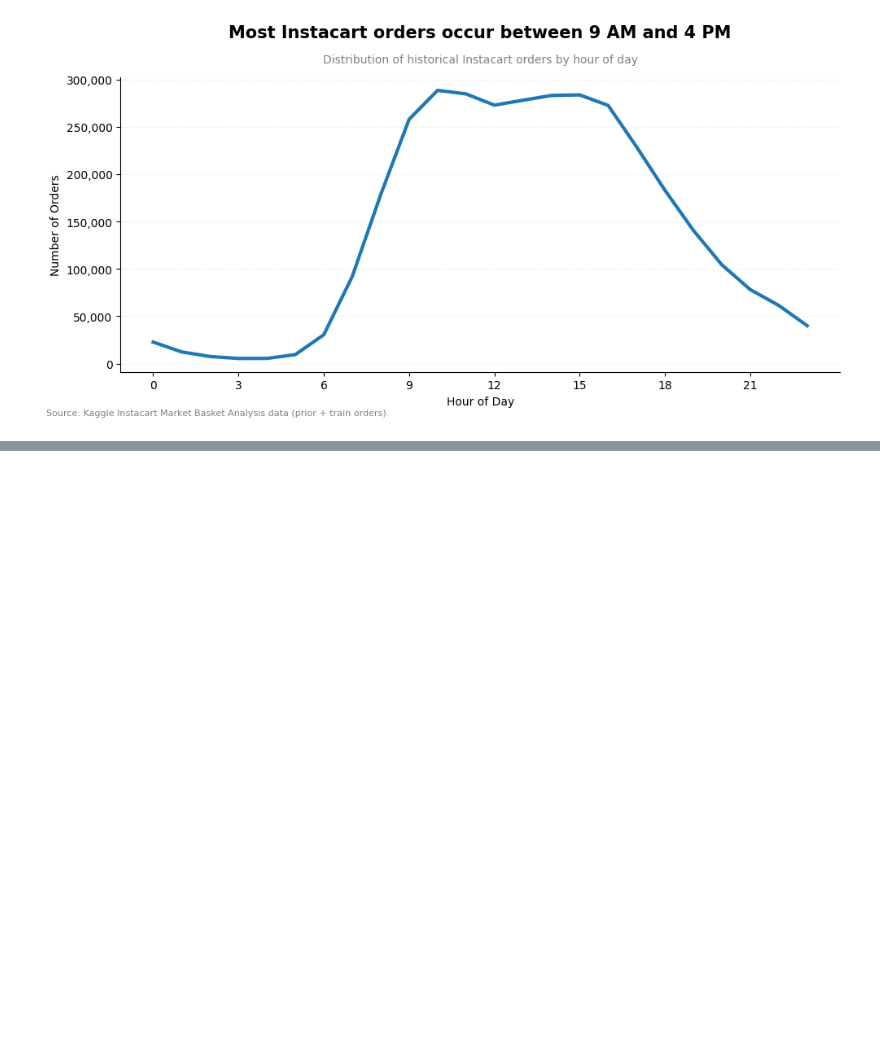
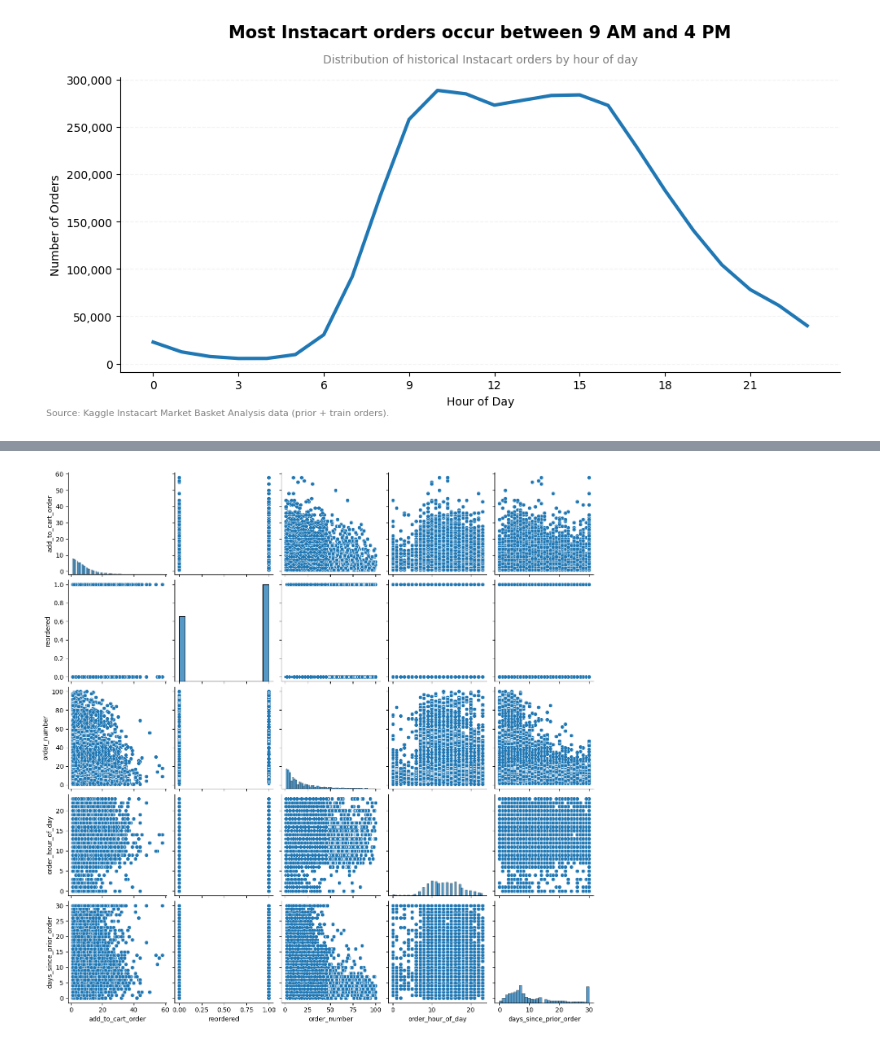
Before and after one commit to carlos00002/DX699_02, a Jupyter notebook: homework/OMDS-ModB2-Week2-Jaime-Carlos.ipynb, the cells around one changed output, grey strips where cells are left out. Saved outputs shown, nothing was run; the diff lists cells and outputs as text; code cells hidden in the pictures; blank space fills up the shorter version.

```diff
--- a/homework/OMDS-ModB2-Week2-Jaime-Carlos.ipynb
+++ b/homework/OMDS-ModB2-Week2-Jaime-Carlos.ipynb
@@ -371,0 +439,11 @@ plt.show()
+# %%
+sns.pairplot(df[[
+    "add_to_cart_order",
+    "reordered",
+    "order_number",
+    "order_hour_of_day",
+    "days_since_prior_order"
+]])
+plt.show()
+# %% [output]
+[figure, added]
```
Also changed, not shown: parts of 19 cells of this notebook.
